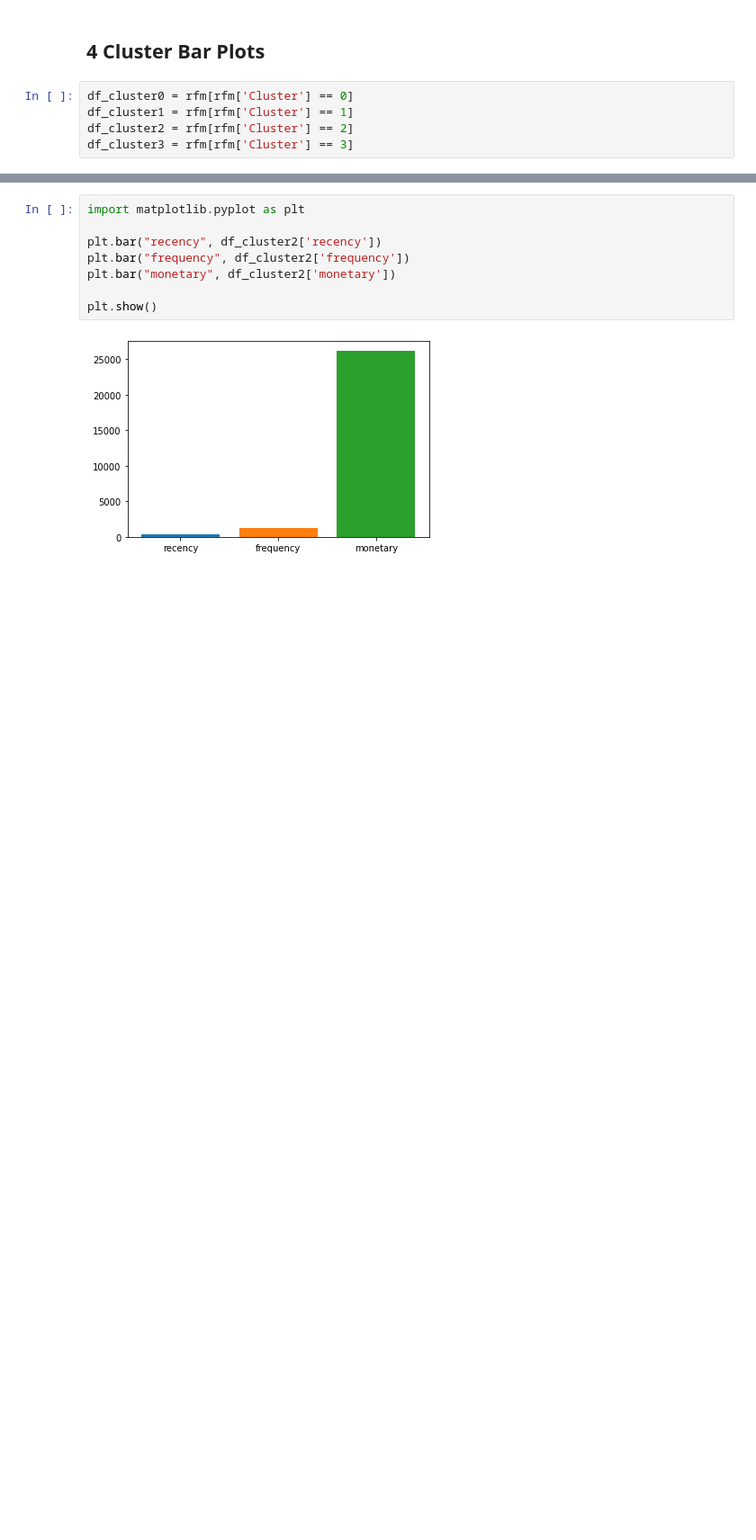
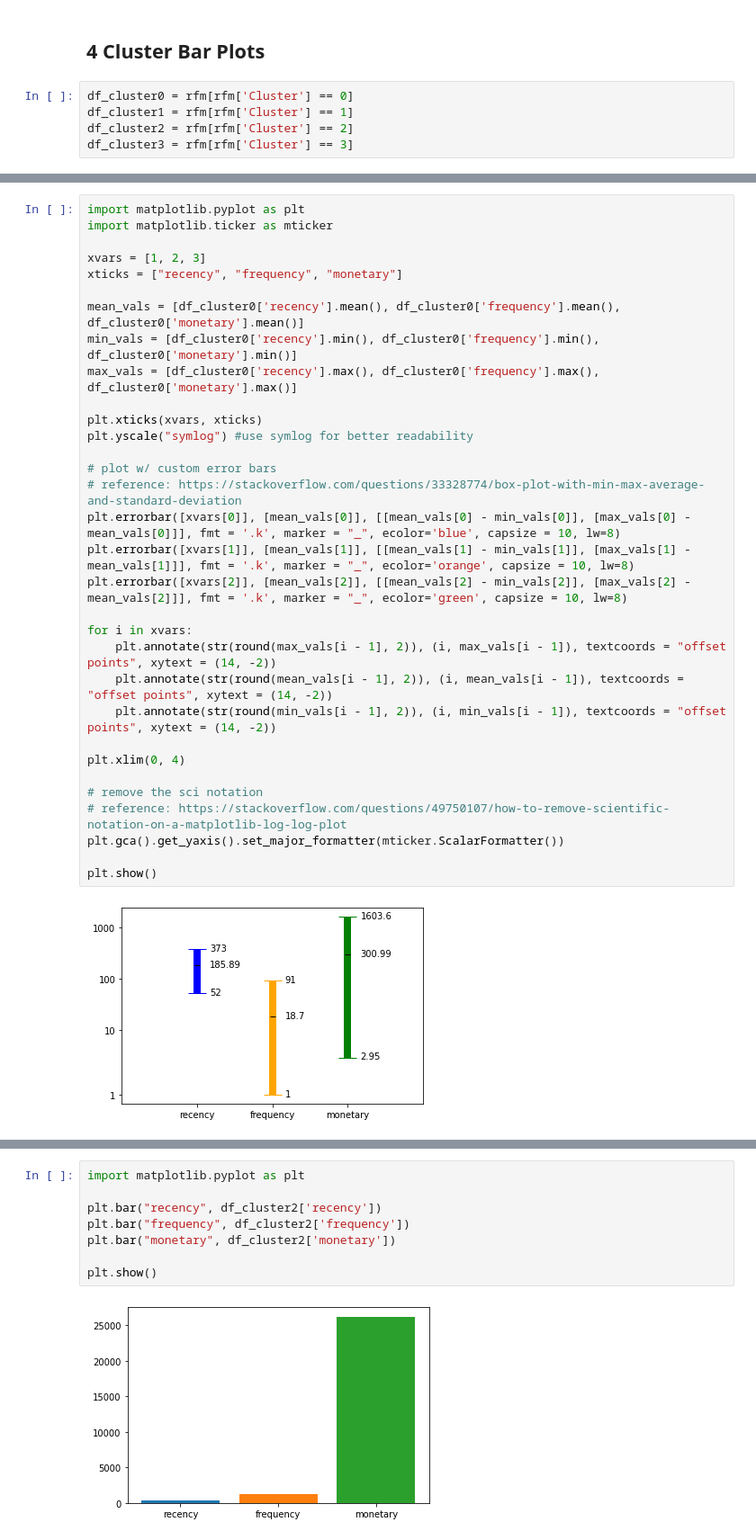
Before and after one commit to JJLZ21/ECS171-final-project, a Jupyter notebook: ml_file.ipynb, the cells around one changed output, grey strips where cells are left out. Shown at 90% size. Drawn from its saved outputs; the diff is of its cells as text; blank space fills up the shorter version.

```diff
--- a/ml_file.ipynb
+++ b/ml_file.ipynb
@@ -1224,3 +1224,37 @@ plt.show()
+# %%
+import matplotlib.pyplot as plt
+import matplotlib.ticker as mticker
+
+xvars = [1, 2, 3]
+xticks = ["recency", "frequency", "monetary"]
+
+mean_vals = [df_cluster0['recency'].mean(), df_cluster0['frequency'].mean(), df_cluster0['monetary'].mean()]
+min_vals = [df_cluster0['recency'].min(), df_cluster0['frequency'].min(), df_cluster0['monetary'].min()]
+max_vals = [df_cluster0['recency'].max(), df_cluster0['frequency'].max(), df_cluster0['monetary'].max()]
+
+plt.xticks(xvars, xticks)
+plt.yscale("symlog") #use symlog for better readability
+
+# plot w/ custom error bars
+# reference: https://stackoverflow.com/questions/33328774/box-plot-with-min-max-average-and-standard-deviation
+plt.errorbar([xvars[0]], [mean_vals[0]], [[mean_vals[0] - min_vals[0]], [max_vals[0] - mean_vals[0]]], fmt = '.k', marker = "_", ecolor='blue', capsize = 10, lw=8)
+plt.errorbar([xvars[1]], [mean_vals[1]], [[mean_vals[1] - min_vals[1]], [max_vals[1] - mean_vals[1]]], fmt = '.k', marker = "_", ecolor='orange', capsize = 10, lw=8)
+plt.errorbar([xvars[2]], [mean_vals[2]], [[mean_vals[2] - min_vals[2]], [max_vals[2] - mean_vals[2]]], fmt = '.k', marker = "_", ecolor='green', capsize = 10, lw=8)
+
+for i in xvars:
+    plt.annotate(str(round(max_vals[i - 1], 2)), (i, max_vals[i - 1]), textcoords = "offset points", xytext = (14, -2))
+    plt.annotate(str(round(mean_vals[i - 1], 2)), (i, mean_vals[i - 1]), textcoords = "offset points", xytext = (14, -2))
+    plt.annotate(str(round(min_vals[i - 1], 2)), (i, min_vals[i - 1]), textcoords = "offset points", xytext = (14, -2))
+
+plt.xlim(0, 4)
+
+# remove the sci notation
+# reference: https://stackoverflow.com/questions/49750107/how-to-remove-scientific-notation-on-a-matplotlib-log-log-plot
+plt.gca().get_yaxis().set_major_formatter(mticker.ScalarFormatter())
+
+plt.show()
+# %% [output]
+[figure, added]
 # %%
 df_cluster0['recency'].describe()
 # %% [output]
```
Also changed, not shown: parts of 37 cells of this notebook.
